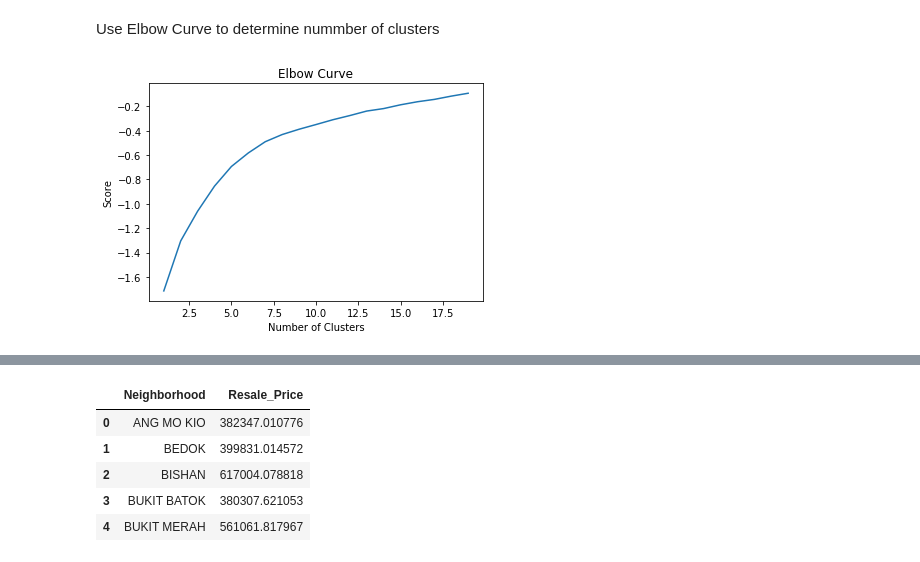
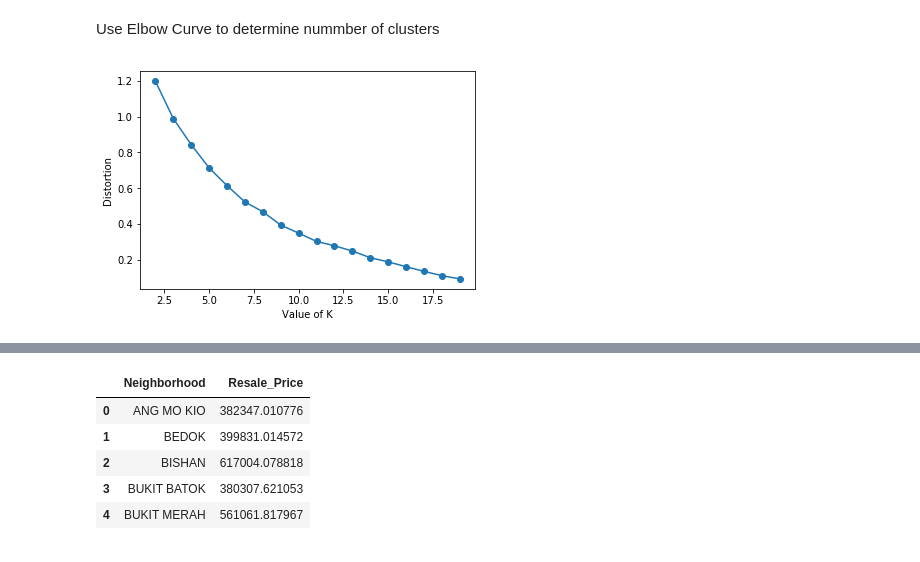
Before and after one commit to fabiankoh/AppliedDataScienceCapstone, a Jupyter notebook: Applied Data Science CapstoneProjectW4-5.ipynb, the cells around one changed output, grey strips where cells are left out. Cells and saved outputs as stored; diff of their text form; code cells hidden in the pictures.

```diff
--- a/Applied Data Science CapstoneProjectW4-5.ipynb
+++ b/Applied Data Science CapstoneProjectW4-5.ipynb
@@ -462,26 +476,17 @@ neighborhoods_venues_sorted.head()
 sg_grouped_clustering = sg_grouped.drop('Neighborhood', 1)
 # %% [markdown]
 Use Elbow Curve to determine nummber of clusters
-# %%
-Nc = range(1, 20)
-
-kmeans = [KMeans(n_clusters=i) for i in Nc]
-
-kmeans
-
-score = [kmeans[i].fit(sg_grouped_clustering).score(sg_grouped_clustering) for i in range(len(kmeans))]
-
-score
-
-pl.plot(Nc,score)
-
-pl.xlabel('Number of Clusters')
-
-pl.ylabel('Score')
-
-pl.title('Elbow Curve')
-
-pl.show()
-# %% [output]
-[figure, removed]
+# %%
+Ks = range(2, 20)
+Ds = []
+for K in Ks:
+    cls = KMeans(n_clusters=K, random_state=101)
+    cls.fit(sg_grouped_clustering)
+    Ds.append(cls.inertia_)
+plt.plot(Ks, Ds, 'o-')
+plt.xlabel("Value of K")
+plt.ylabel("Distortion")
+plt.show()
+# %% [output]
+[figure, added]
 # %% [markdown]
```
Also changed, not shown: parts of 25 cells of this notebook.
